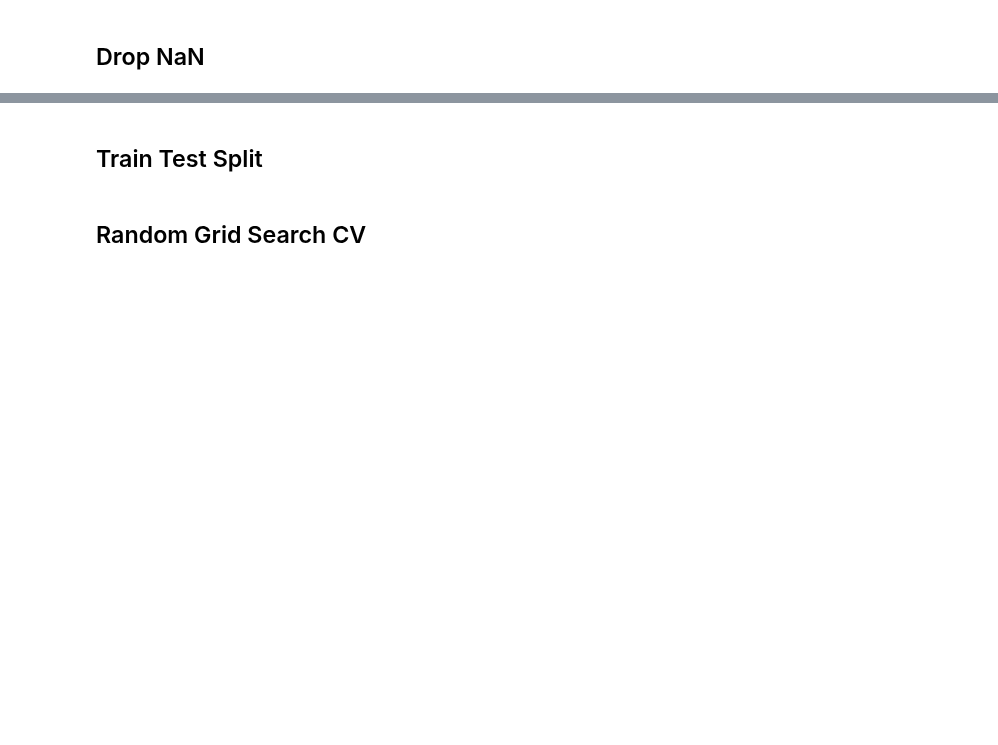
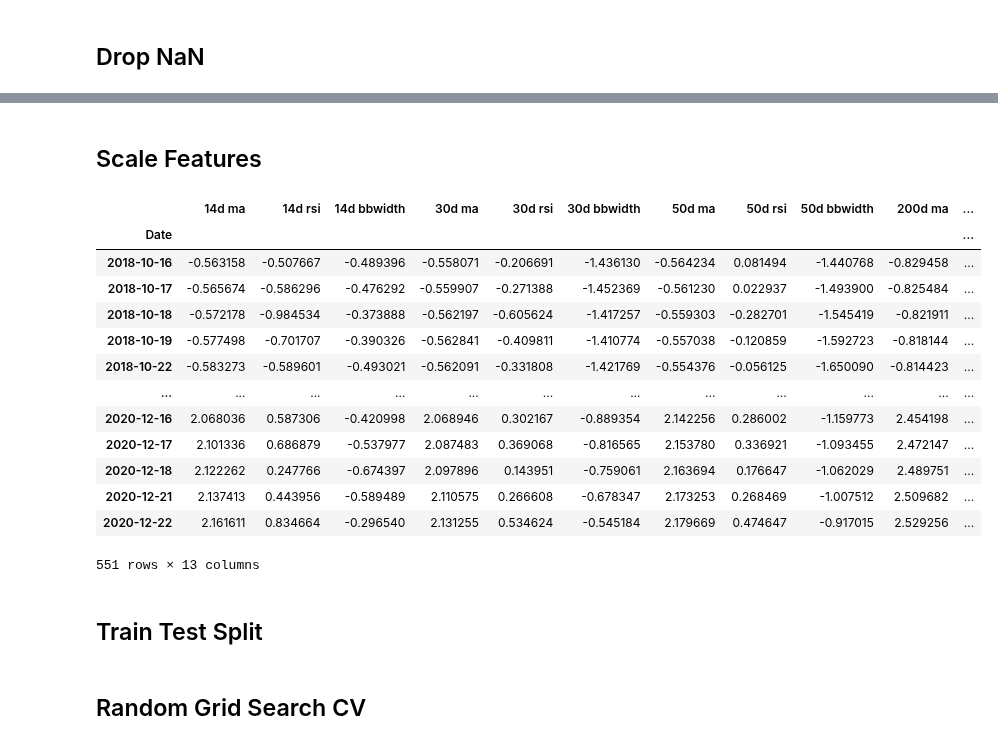
Before and after one commit to ivanlimsy/iOracle, a Jupyter notebook: notebooks/iOracle Random Forest Regressor - Brendan.ipynb, the cells around one changed output, grey strips where cells are left out. Cells and saved outputs as stored; diff of their text form; code cells hidden in the pictures; blank space fills up the shorter version.

```diff
--- a/notebooks/iOracle Random Forest Regressor - Brendan.ipynb
+++ b/notebooks/iOracle Random Forest Regressor - Brendan.ipynb
@@ -132,3 +136,27 @@ aapl_data
+# %% [markdown]
+## Scale Features
+# %%
+#Instantiate scaler
+scaler = StandardScaler()
+#fit and transform features
+aapl_data[feature_names] = scaler.fit_transform(aapl_data[feature_names])
+#Show scaled features
+aapl_data[feature_names]
+# %% [output]
+|  | 14d ma | 14d rsi | 14d bbwidth | 30d ma | 30d rsi | 30d bbwidth | 50d ma | 50d rsi | 50d bbwidth | 200d ma | ... |
+| Date |  |  |  |  |  |  |  |  |  |  | ... |
+| 2018-10-16 | -0.563158 | -0.507667 | -0.489396 | -0.558071 | -0.206691 | -1.436130 | -0.564234 | 0.081494 | -1.440768 | -0.829458 | ... |
+| 2018-10-17 | -0.565674 | -0.586296 | -0.476292 | -0.559907 | -0.271388 | -1.452369 | -0.561230 | 0.022937 | -1.493900 | -0.825484 | ... |
+| 2018-10-18 | -0.572178 | -0.984534 | -0.373888 | -0.562197 | -0.605624 | -1.417257 | -0.559303 | -0.282701 | -1.545419 | -0.821911 | ... |
+| 2018-10-19 | -0.577498 | -0.701707 | -0.390326 | -0.562841 | -0.409811 | -1.410774 | -0.557038 | -0.120859 | -1.592723 | -0.818144 | ... |
+| 2018-10-22 | -0.583273 | -0.589601 | -0.493021 | -0.562091 | -0.331808 | -1.421769 | -0.554376 | -0.056125 | -1.650090 | -0.814423 | ... |
+| ... | ... | ... | ... | ... | ... | ... | ... | ... | ... | ... | ... |
+| 2020-12-16 | 2.068036 | 0.587306 | -0.420998 | 2.068946 | 0.302167 | -0.889354 | 2.142256 | 0.286002 | -1.159773 | 2.454198 | ... |
+| 2020-12-17 | 2.101336 | 0.686879 | -0.537977 | 2.087483 | 0.369068 | -0.816565 | 2.153780 | 0.336921 | -1.093455 | 2.472147 | ... |
+| 2020-12-18 | 2.122262 | 0.247766 | -0.674397 | 2.097896 | 0.143951 | -0.759061 | 2.163694 | 0.176647 | -1.062029 | 2.489751 | ... |
+| 2020-12-21 | 2.137413 | 0.443956 | -0.589489 | 2.110575 | 0.266608 | -0.678347 | 2.173253 | 0.268469 | -1.007512 | 2.509682 | ... |
+| 2020-12-22 | 2.161611 | 0.834664 | -0.296540 | 2.131255 | 0.534624 | -0.545184 | 2.179669 | 0.474647 | -0.917015 | 2.529256 | ... |
+551 rows × 13 columns
 # %% [markdown]
 ## Train Test Split
 # %%
```
Also changed, not shown: parts of 12 cells of this notebook.
